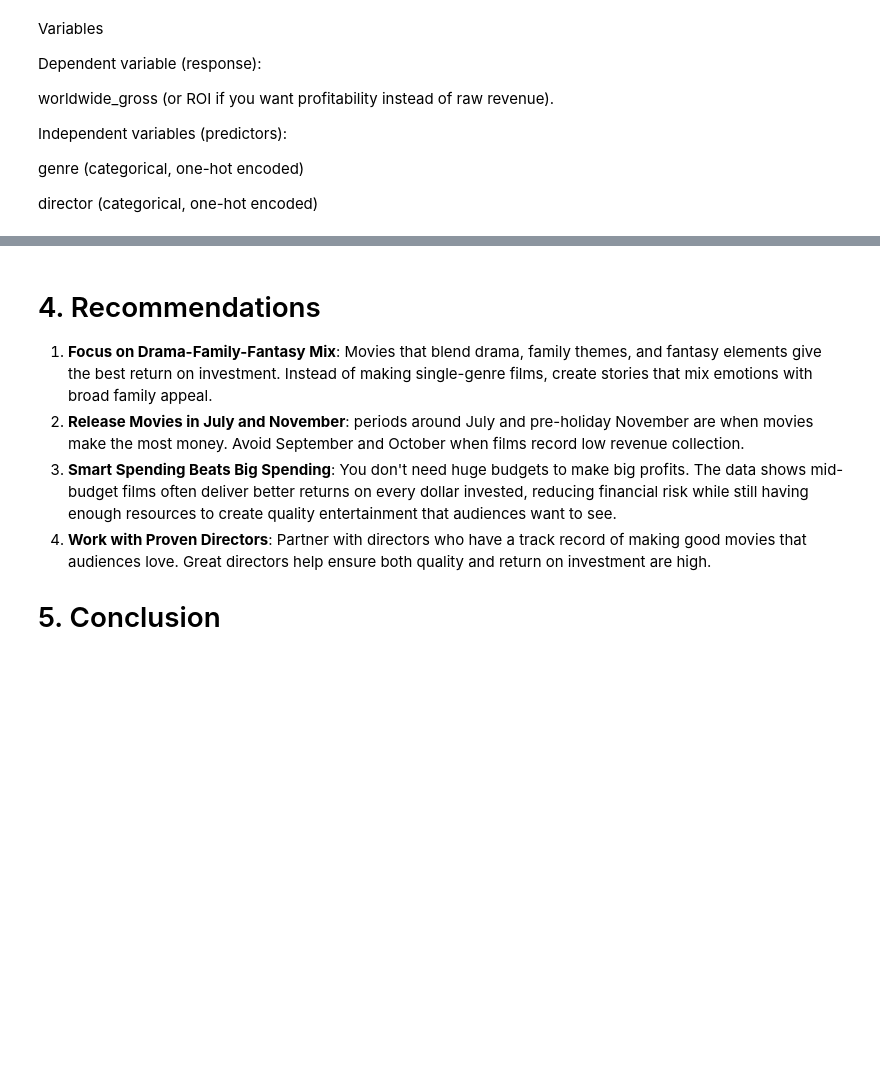
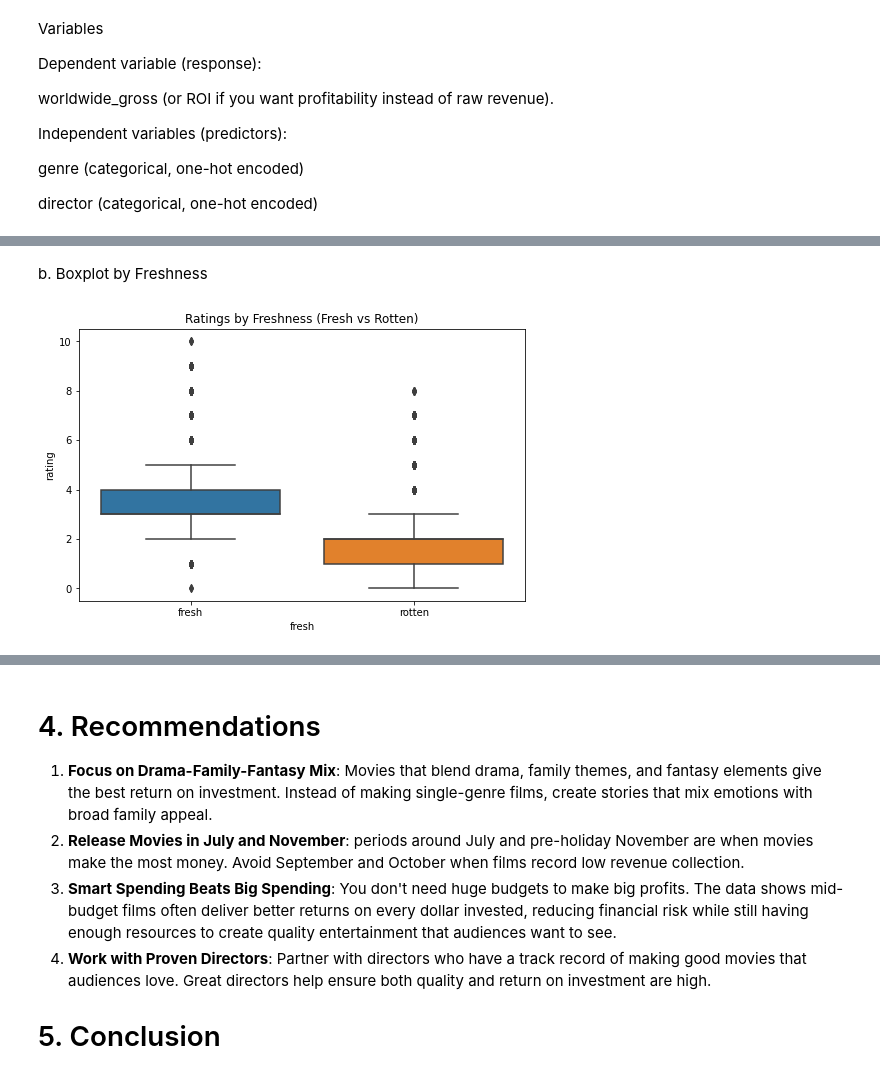
Before and after one commit to Saadia-ramo/phase2_project7, a Jupyter notebook: Notebook.ipynb, the cells around one changed output, grey strips where cells are left out. Drawn from its saved outputs; the diff is of its cells as text; code cells hidden in the pictures; blank space fills up the shorter version.

```diff
--- a/Notebook.ipynb
+++ b/Notebook.ipynb
@@ -1663,0 +1704,9 @@ averagerating (proxy for reception/critical buzz)
+# %% [markdown]
+b. Boxplot by Freshness
+# %%
+plt.figure(figsize=(8,5))
+sns.boxplot(x="fresh", y="rating", data=ratings_with_director)
+plt.title("Ratings by Freshness (Fresh vs Rotten)")
+plt.show()
+# %% [output]
+[figure, added]
```
Also changed, not shown: parts of 29 cells of this notebook.
